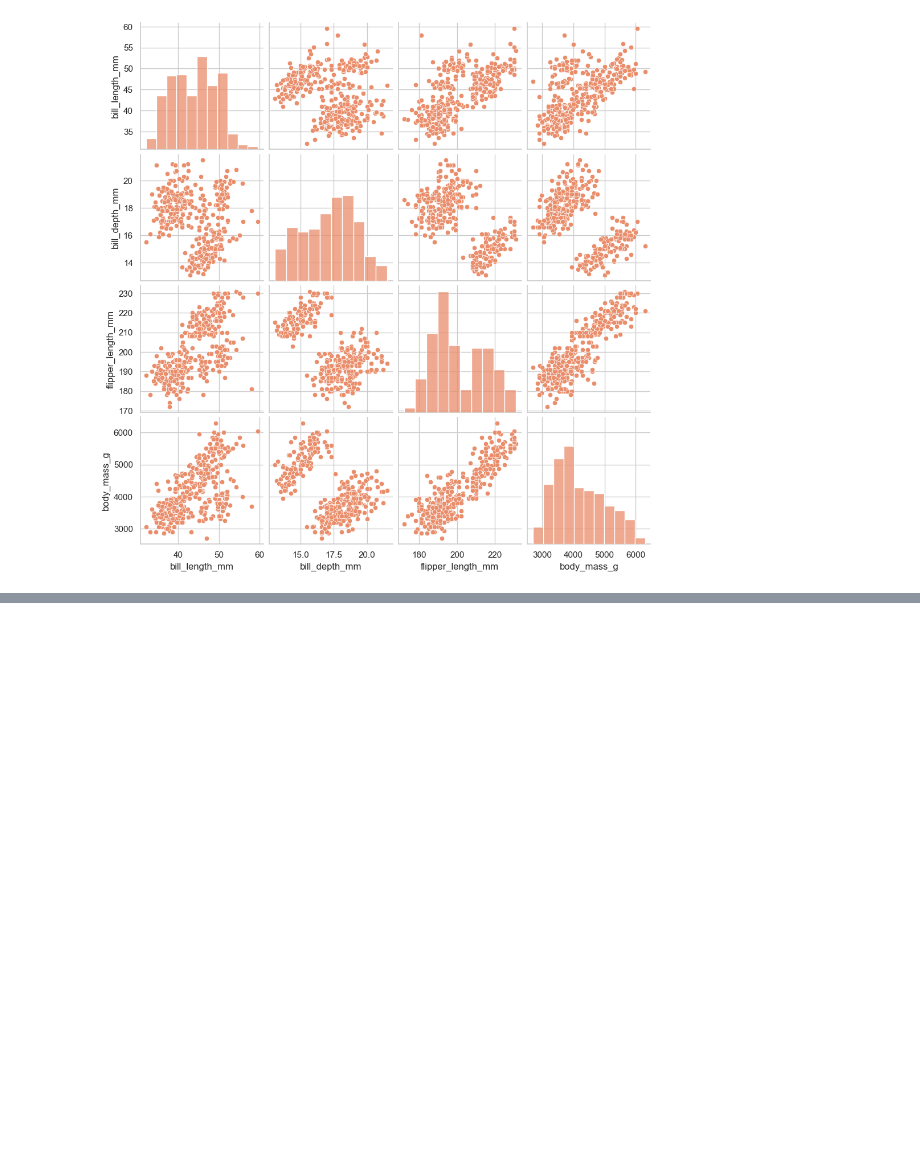
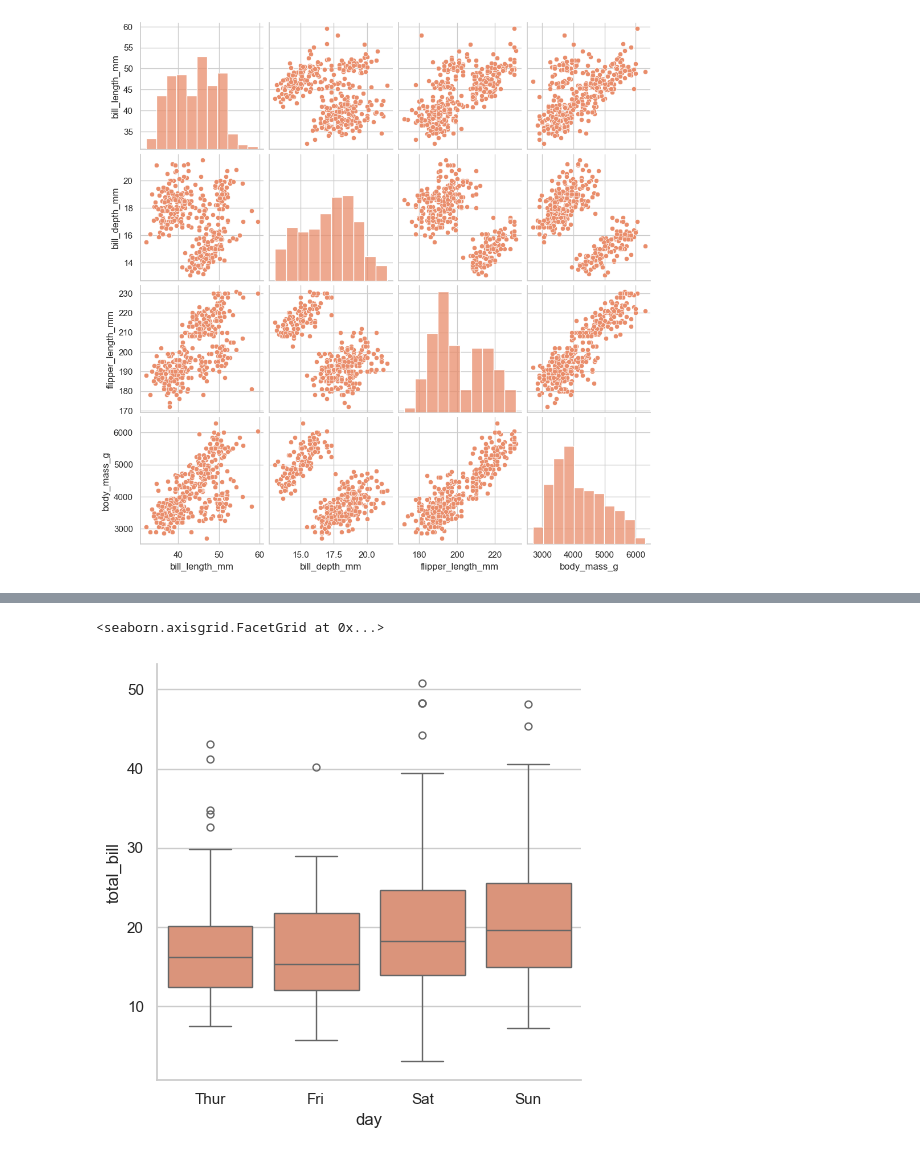
Before and after one commit to ShajibEwuCse19/Bongo-Dev-DS-AI-ML-Course-Practice-Repo, a Jupyter notebook: my-practice/data-visualization-using-seaborn-and-plotly.ipynb, the cells around one changed output, grey strips where cells are left out. Saved outputs shown, nothing was run; the diff lists cells and outputs as text; code cells hidden in the pictures; blank space fills up the shorter version.

```diff
--- a/my-practice/data-visualization-using-seaborn-and-plotly.ipynb
+++ b/my-practice/data-visualization-using-seaborn-and-plotly.ipynb
@@ -314,0 +358,10 @@ sns.pairplot(
+# %%
+sns.catplot(
+    data=tips,
+    x='day',
+    y='total_bill',
+    kind='box',
+) #box plot describe quartile, mean, median, outliers etc.
+# %% [output]
+<seaborn.axisgrid.FacetGrid at 0x...>
+[figure, added]
```
Also changed, not shown: parts of 11 cells of this notebook.
